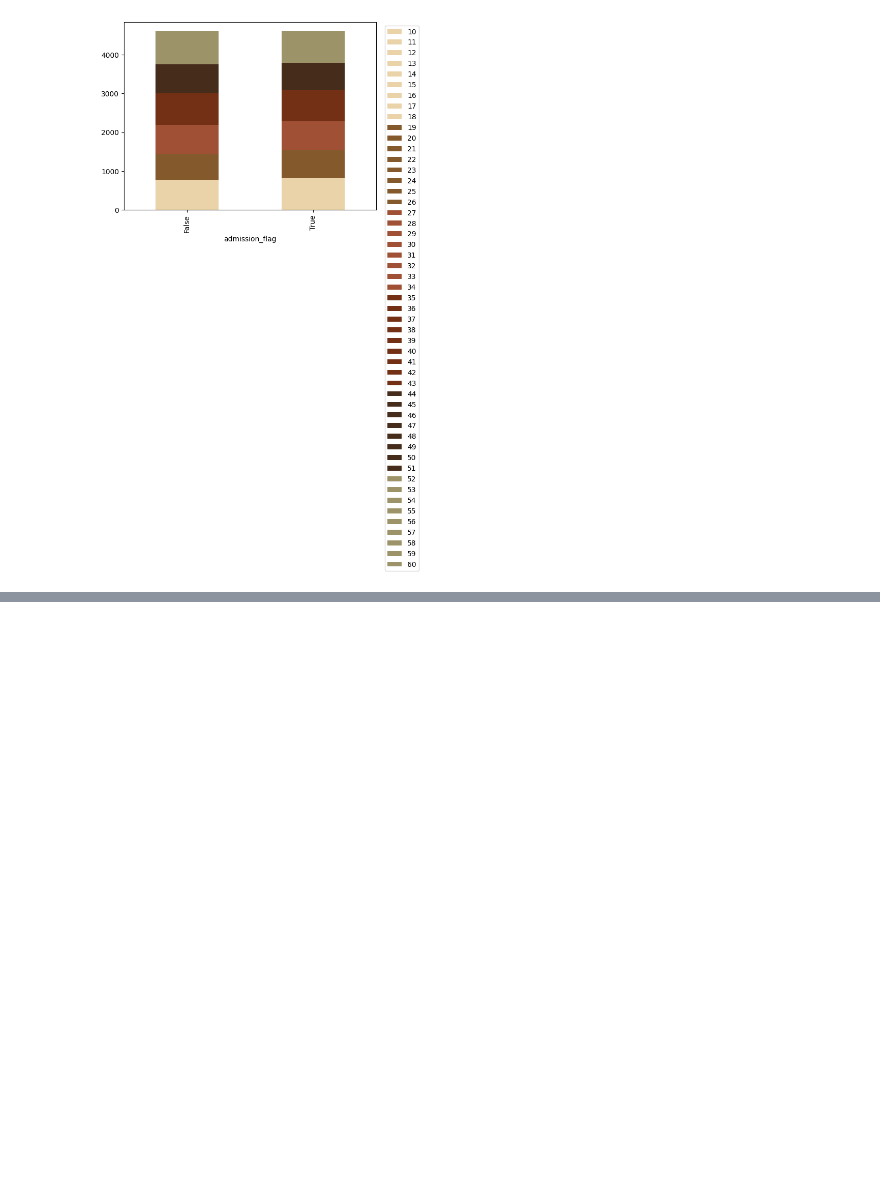
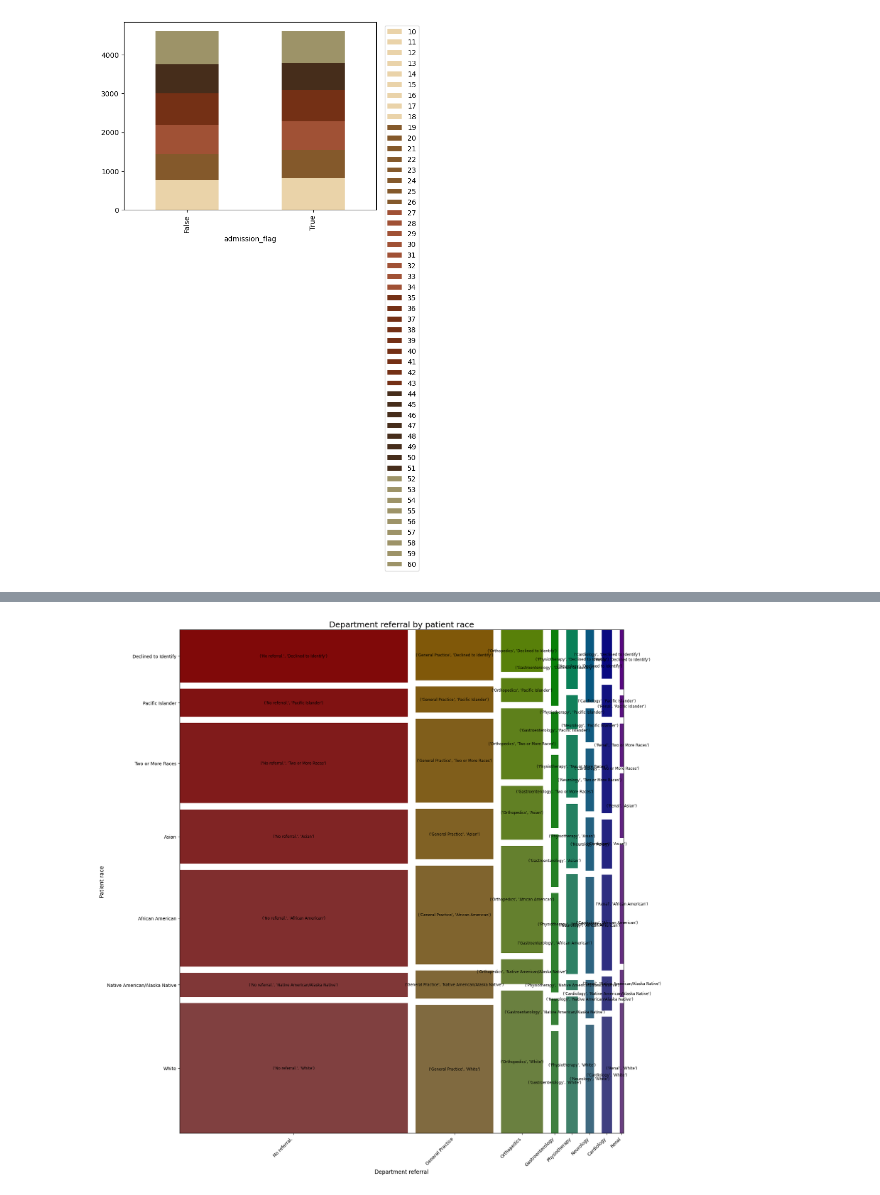
Before and after one commit to Mikayla-ds2/surge-sense, a Jupyter notebook: eda+viz.ipynb, the cells around one changed output, grey strips where cells are left out. Cells and saved outputs as stored; diff of their text form; code cells hidden in the pictures; blank space fills up the shorter version.

```diff
--- a/eda+viz.ipynb
+++ b/eda+viz.ipynb
@@ -90,0 +191,30 @@ plt.show()
+# %%
+# Make the mosaic plot easier to read by increasing the figure size
+# and adjusting spacing so long labels don't overlap.
+
+fig, ax = plt.subplots(figsize=(16, 20))
+
+mosaic(
+    data,
+    ['department_referral', 'patient_race'],
+    ax=ax,
+    gap=0.02,
+    labelizer=lambda label: label if label is not None else ""
+)
+
+ax.set_title("Department referral by patient race", fontsize=18)
+ax.set_xlabel("Department referral", fontsize=12)
+ax.set_ylabel("Patient race", fontsize=12)
+
+# Rotate long department labels so they are visible
+for tick in ax.get_xticklabels():
+    tick.set_rotation(45)
+    tick.set_ha("right")
+
+# Adjust spacing around the plot
+fig.tight_layout()
+plt.subplots_adjust(bottom=0.18, left=0.12, right=0.98, top=0.96)
+
+plt.show()
+# %% [output]
+[figure, added]
```
Also changed, not shown: parts of 10 cells of this notebook, 2 other files.
